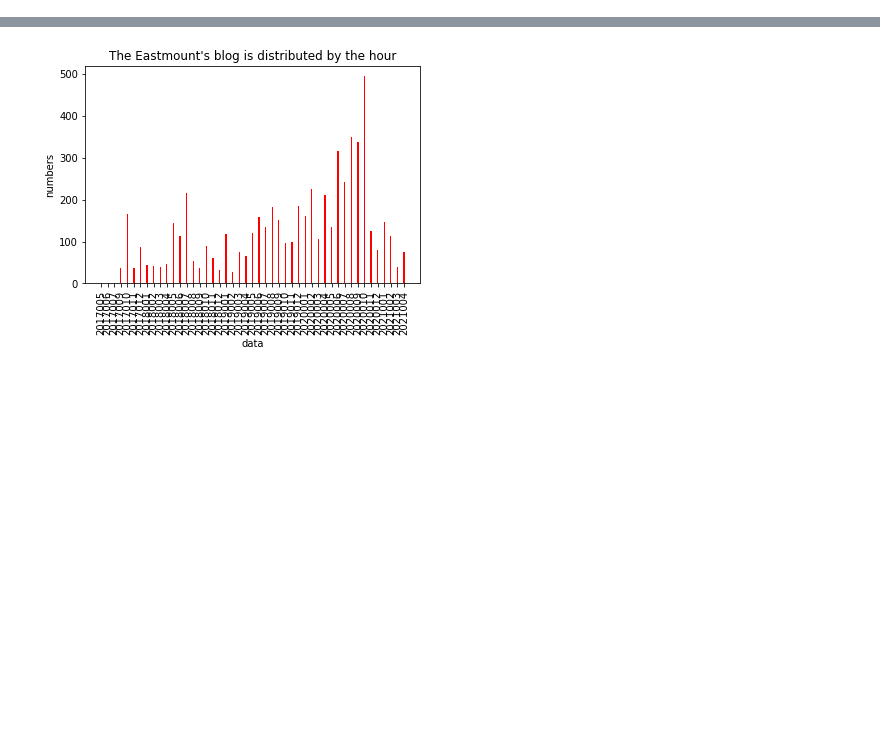
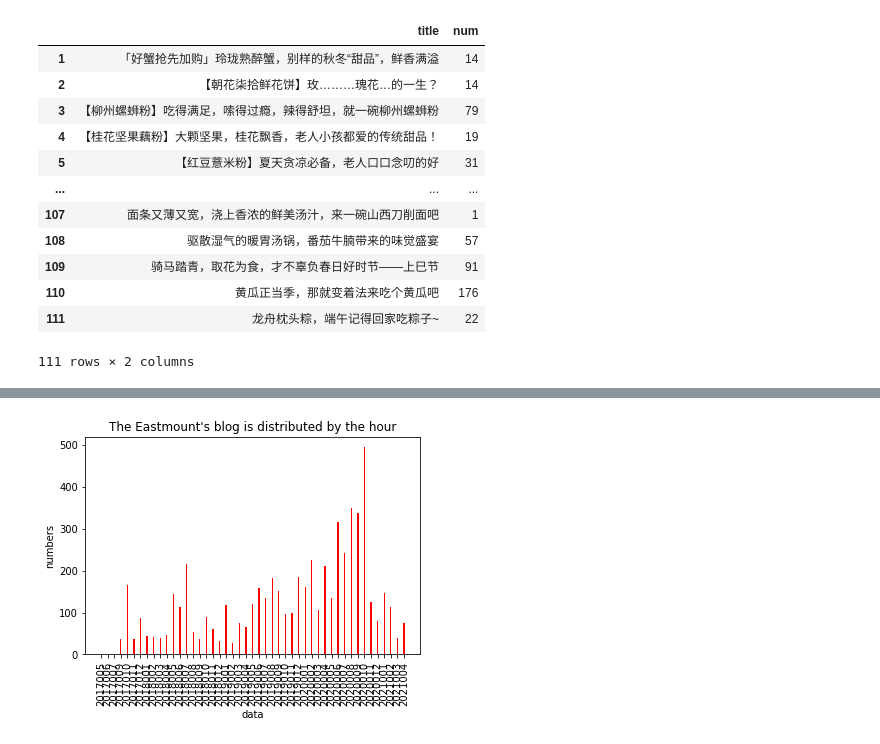
Before and after one commit to alexhill2020/learn-training, a Jupyter notebook: Demo0410/work_py_file/text_time_analyse.ipynb, the cells around one changed output, grey strips where cells are left out. Cells and saved outputs as stored; diff of their text form; code cells hidden in the pictures; blank space fills up the shorter version.

```diff
--- a/Demo0410/work_py_file/text_time_analyse.ipynb
+++ b/Demo0410/work_py_file/text_time_analyse.ipynb
@@ -4,10 +4,32 @@ import os
 import numpy as np
 # %%
 path_dir = 'E:\\PycharmProjects\\Demo0410\\work_data_liziqi\\data'
-excel_file = 'shenghuo_comments_32741.xlsx'
+excel_file = 'shenghuo_comments_36333.xlsx'
 path_file = os.path.join(path_dir,excel_file)
 # %%
-shenghuo_comments_df = pd.read_excel(path_file,usecols=['text','user_name','create_time'])
+shenghuo_comments_df = pd.read_excel(path_file,usecols=['title','text','user_name','create_time'])
 shenghuo_comments_df.index = shenghuo_comments_df.index + 1
 xiangwang_time_df = shenghuo_comments_df.loc[shenghuo_comments_df['text'].str.contains('向往', na=False)]  #选取其中包含“向往”一词的数据。
 xiangwang_time_df.index = (xiangwang_time_df.reset_index()).index + 1  #重新设置筛选后的数据框并使索引从1开始。
+# %%
+xiangwang_title_df = xiangwang_time_df.groupby(['title'])
+xiangwang_num = dict(xiangwang_title_df.size())
+xiangwang_num_df = (pd.DataFrame.from_dict(xiangwang_num,orient='index')).reset_index(drop=False)
+xiangwang_num_df.rename(columns = {'index':'title',0:'num'},inplace=True)
+xiangwang_num_df.index = xiangwang_num_df.index + 1
+#xiangwang_num_df.to_excel(path_dir + '\\' + 'xiangwang_frq.xlsx')
+xiangwang_num_df
+# %% [output]
+|  | title | num |
+| 1 | 「好蟹抢先加购」玲珑熟醉蟹，别样的秋冬“甜品”，鲜香满溢 | 14 |
+| 2 | 【朝花柒拾鲜花饼】玫………瑰花…的一生？ | 14 |
+| 3 | 【柳州螺蛳粉】吃得满足，嗦得过瘾，辣得舒坦，就一碗柳州螺蛳粉 | 79 |
+| 4 | 【桂花坚果藕粉】大颗坚果，桂花飘香，老人小孩都爱的传统甜品！ | 19 |
+| 5 | 【红豆薏米粉】夏天贪凉必备，老人口口念叨的好 | 31 |
+| ... | ... | ... |
+| 107 | 面条又薄又宽，浇上香浓的鲜美汤汁，来一碗山西刀削面吧 | 1 |
+| 108 | 驱散湿气的暖胃汤锅，番茄牛腩带来的味觉盛宴 | 57 |
+| 109 | 骑马踏青，取花为食，才不辜负春日好时节——上巳节 | 91 |
+| 110 | 黄瓜正当季，那就变着法来吃个黄瓜吧 | 176 |
+| 111 | 龙舟枕头粽，端午记得回家吃粽子~ | 22 |
+111 rows × 2 columns
```
Also changed, not shown: parts of 12 cells of this notebook, 6 other files.
